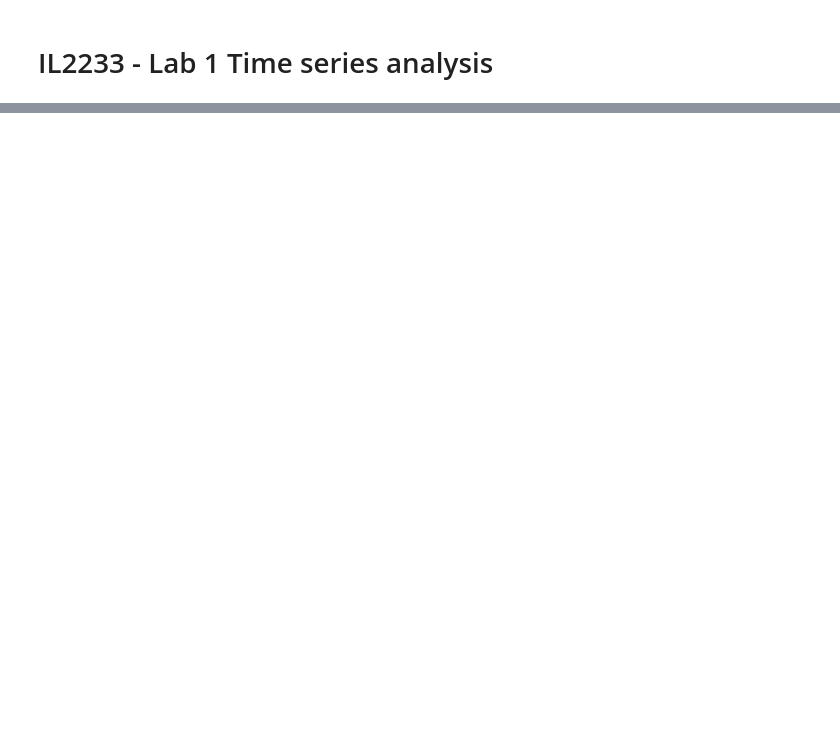
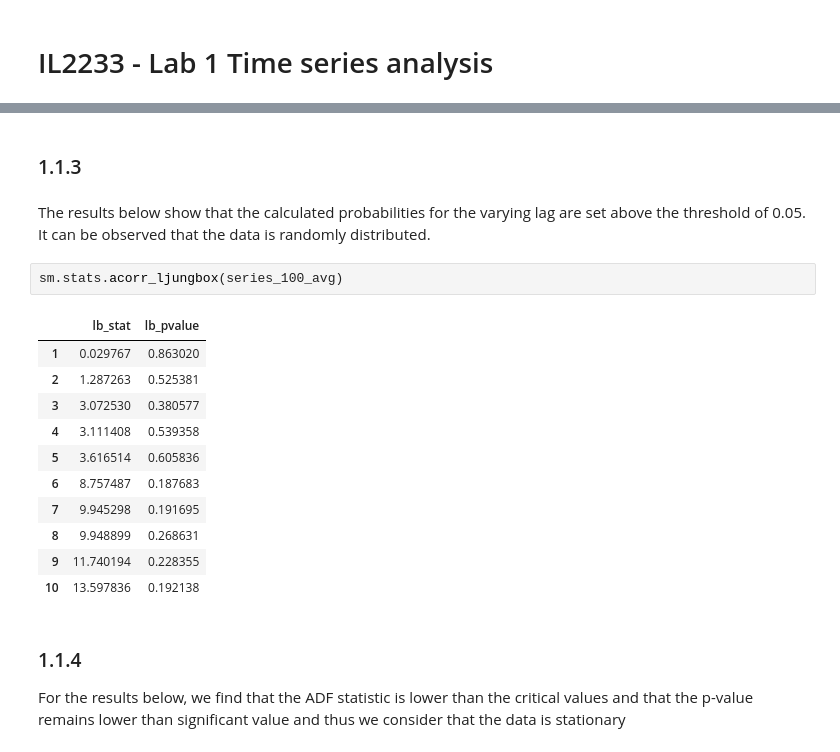
Before and after one commit to JoshSadiq/IL2233, a Jupyter notebook: 1-lab/1-lab.ipynb, the cells around one changed output, grey strips where cells are left out. Drawn from its saved outputs; the diff is of its cells as text; blank space fills up the shorter version.

```diff
--- a/1-lab/1-lab.ipynb
+++ b/1-lab/1-lab.ipynb
@@ -26,0 +65,21 @@ SyntaxError: positional argument follows keyword argument (354821016.py, line 6)
+# %% [markdown]
+### 1.1.3
+# %% [markdown]
+The results below show that the calculated probabilities for the varying lag are set above the threshold of 0.05. It can be observed that the data is randomly distributed.
+# %%
+sm.stats.acorr_ljungbox(series_100_avg)
+# %% [output]
+|  | lb_stat | lb_pvalue |
+| 1 | 0.029767 | 0.863020 |
+| 2 | 1.287263 | 0.525381 |
+| 3 | 3.072530 | 0.380577 |
+| 4 | 3.111408 | 0.539358 |
+| 5 | 3.616514 | 0.605836 |
+| 6 | 8.757487 | 0.187683 |
+| 7 | 9.945298 | 0.191695 |
+| 8 | 9.948899 | 0.268631 |
+| 9 | 11.740194 | 0.228355 |
+| 10 | 13.597836 | 0.192138 |
+# %% [markdown]
+### 1.1.4
+For the results below, we find that the ADF statistic is lower than the critical values and that the p-value remains lower than significant value and thus we consider that the data is stationary
```
Also changed, not shown: parts of 10 cells of this notebook.
